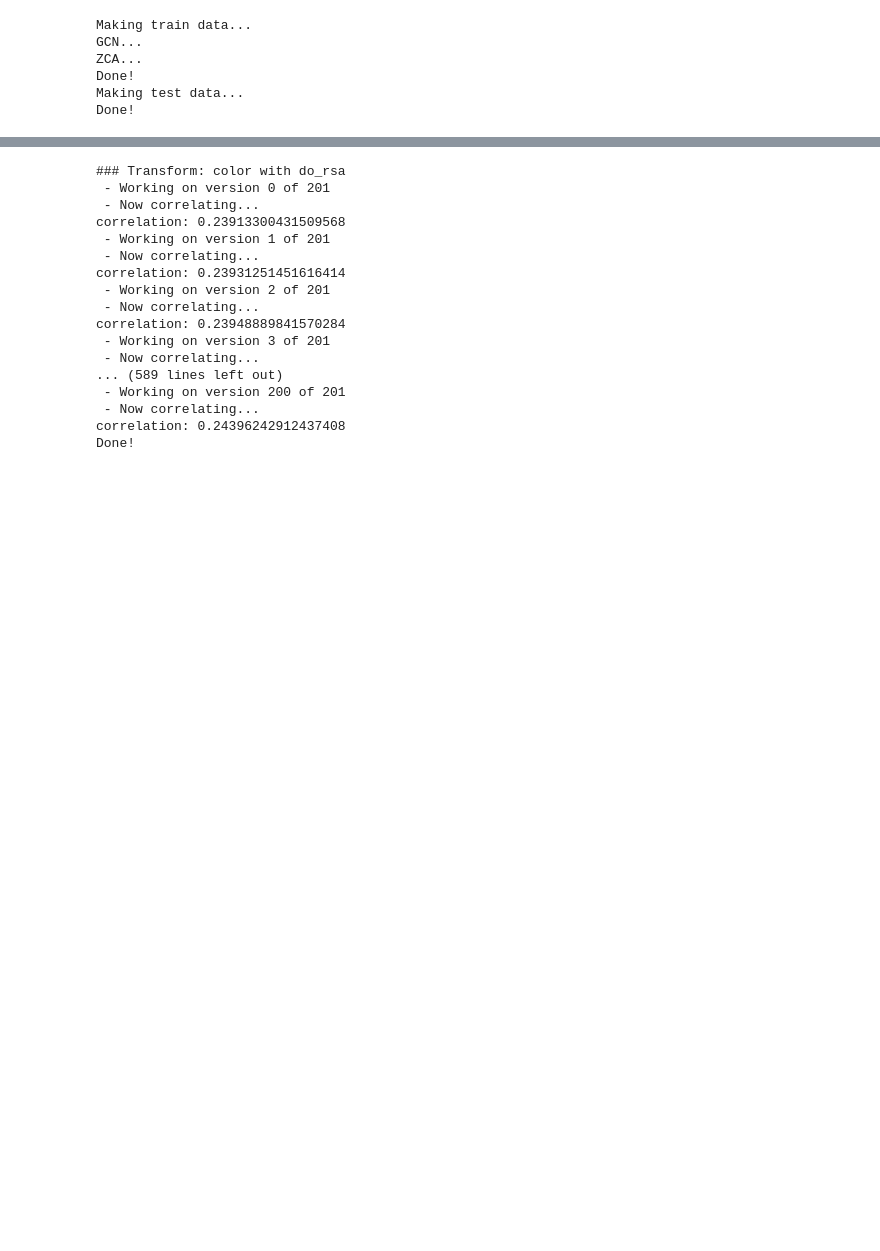
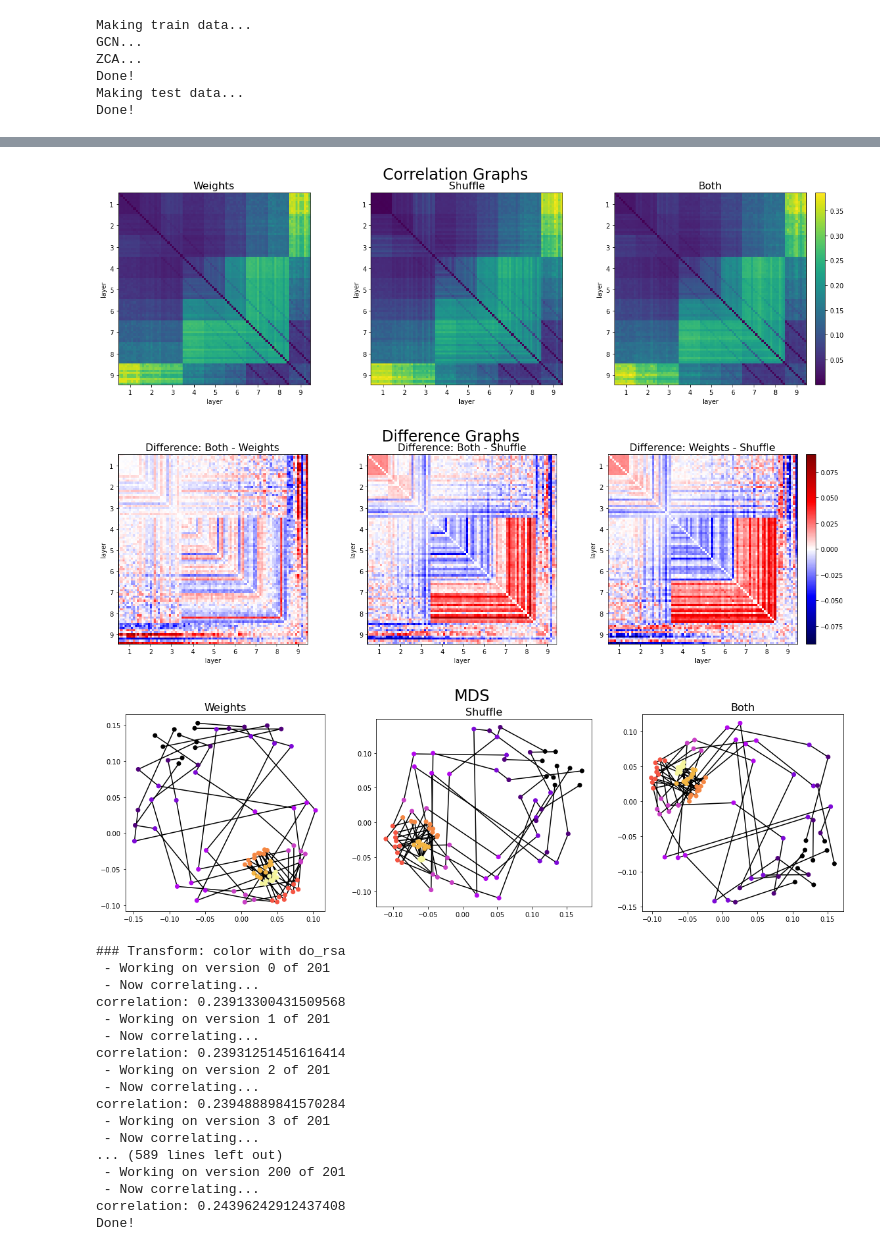
Before and after one commit to VandyCatLab/modelzoo, a Jupyter notebook: notebooks/Correlations.ipynb, the cells around one changed output, grey strips where cells are left out. Cells and saved outputs as stored; diff of their text form; code cells hidden in the pictures; blank space fills up the shorter version.

```diff
--- a/notebooks/Correlations.ipynb
+++ b/notebooks/Correlations.ipynb
@@ -103,7 +176,8 @@ Done!
 '''
 Calculate PWCCA
 '''
-pwcca_weights = analysis.correlate('PWCCA', '../outputs/models/primary/', x_predict)
-pwcca_shuffle = analysis.correlate('PWCCA', '../outputs/models/shuffle_seed/', x_predict)
+pwcca_weights = 1 - analysis.correlate('PWCCA', '../outputs/models/primary/', x_predict)
+pwcca_shuffle = 1 - analysis.correlate('PWCCA', '../outputs/models/shuffle_seed/', x_predict)
+pwcca_both = 1 - analysis.correlate('PWCCA', '../outputs/models/both/', x_predict)
 # %% [output]
 **** Load and Preprocess Acts ****
@@ -190,3 +227,14 @@ mds_plot_helper('Shuffle', 1-pwcca_shuffle, max2)
+# %%
+'''
+Visualize PWCCA
+'''
+plot_triple_color(weights=pwcca_weights, shuffle=pwcca_shuffle, both=pwcca_both)
+plot_triple_diff(weights=pwcca_weights, shuffle=pwcca_shuffle, both=pwcca_both)
+plot_triple_mds(weights=pwcca_weights, shuffle=pwcca_shuffle, both=pwcca_both)
+# %% [output]
+[figure, added]
+[figure, added]
+[figure, added]
 # %%
 '''
 Visualize Transfrom Baseline
```
Also changed, not shown: parts of 13 cells of this notebook, 2 other files.
